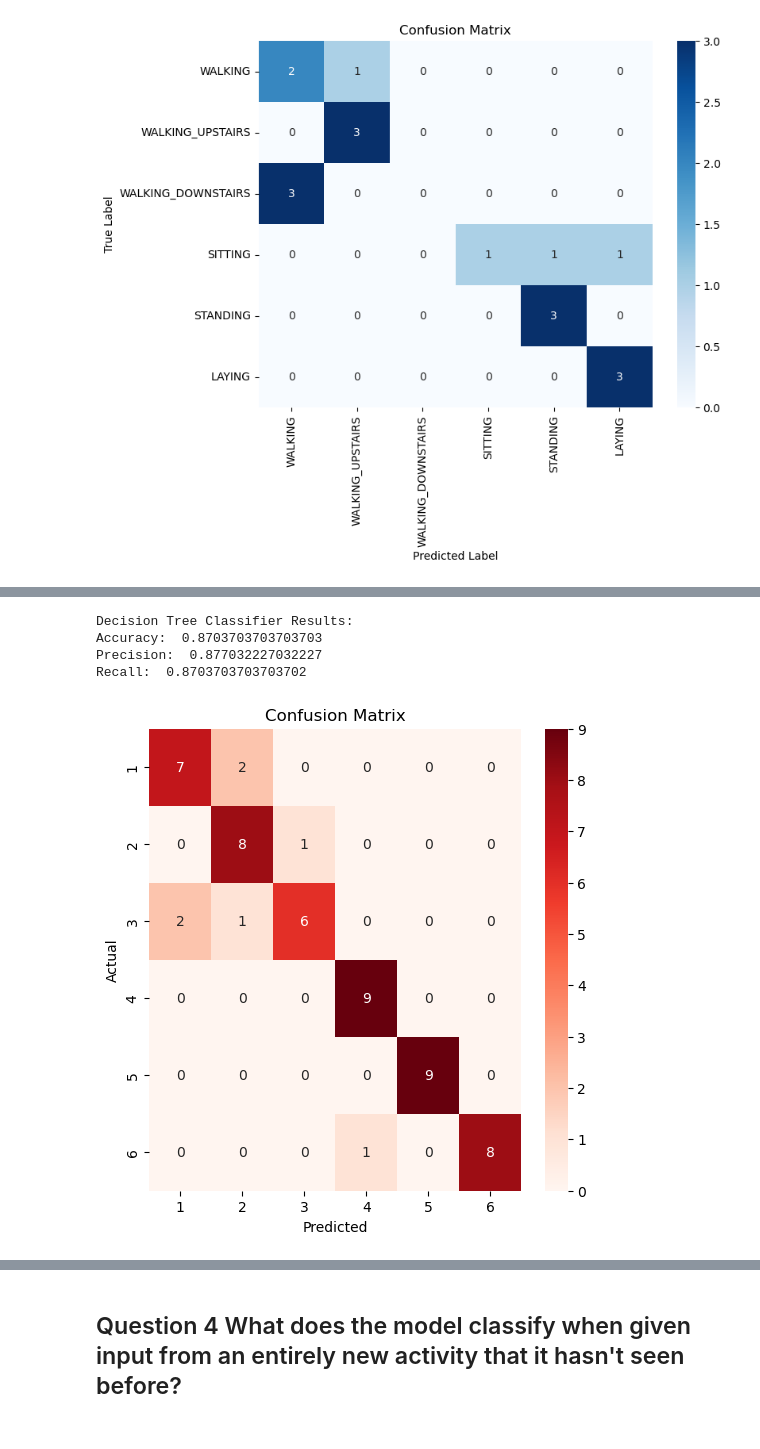
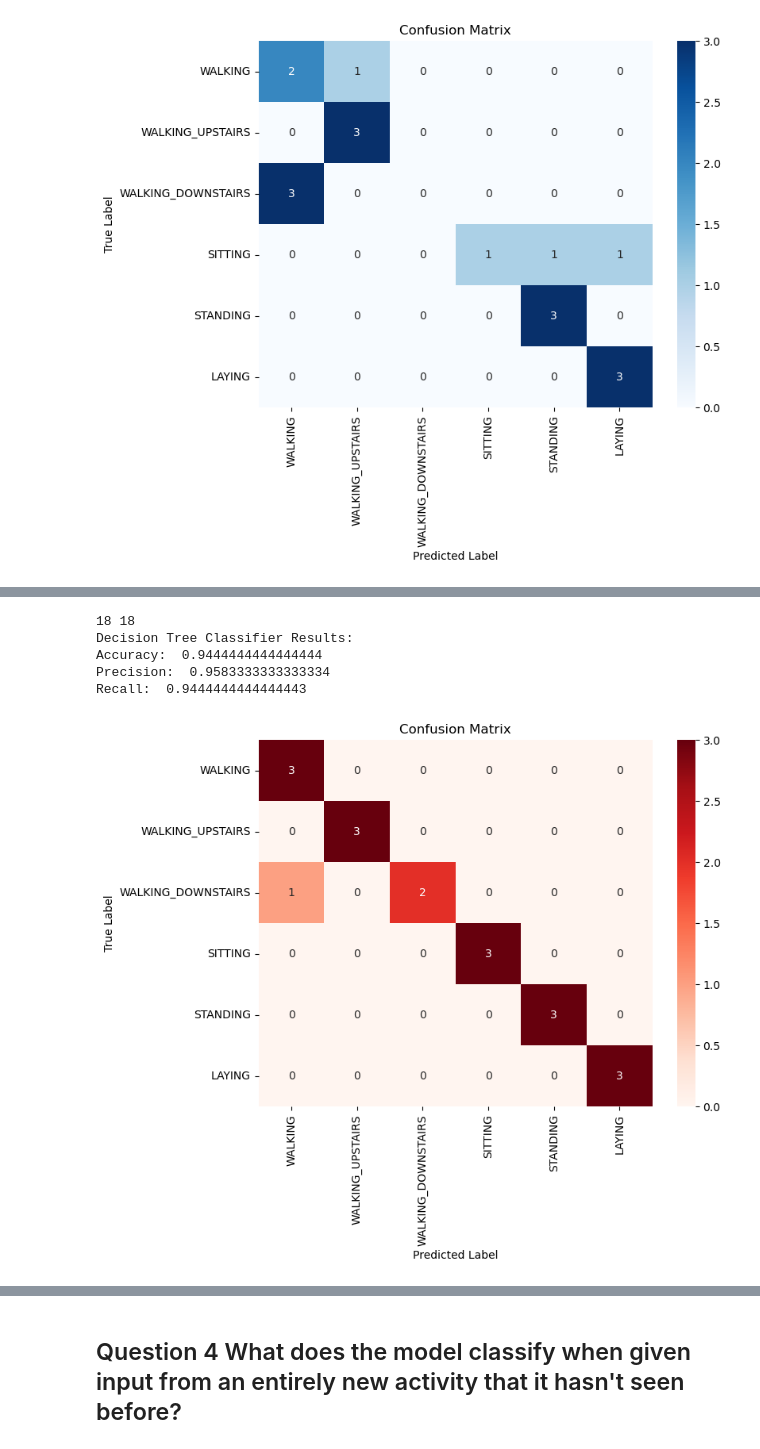
Before and after one commit to ShardulJunagade/ES-335-Assignment-1-2024-Fall, a Jupyter notebook: Task3/LLM.ipynb, the cells around one changed output, grey strips where cells are left out. Cells and saved outputs as stored; diff of their text form; code cells hidden in the pictures.

```diff
--- a/Task3/LLM.ipynb
+++ b/Task3/LLM.ipynb
@@ -91,7 +75,7 @@ def make_api_call(prompt):
             time.sleep(10)  # Wait before retrying
 
 # Set up your Groq API credentials and model
-Groq_Token = "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"
+Groq_Token = "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"
 
 model_name = "llama3.1-70b"
 llm = ChatGroq(model=groq_models[model_name], api_key=Groq_Token, temperature=0)
@@ -125,7 +109,7 @@ def create_zero_shot_prompt(query_input):
 
 # Step 3: Select 4 samples from each activity
 selected_indices = []
-samples_per_activity = 4
+samples_per_activity = 3
 activity_count = {i: 0 for i in range(1, 7)}  # Dictionary to track count of selected samples for each activity
 
 for i, label in enumerate(y_test):
@@ -161,8 +145,8 @@ for idx in selected_indices:
     print("-" * 50)
 
 # Calculate accuracy
-accuracy = accuracy_score(zeroshot_true_labels, zeroshot_predictions)
-print(f"Accuracy: {accuracy:.2f}")
+# accuracy = accuracy_score(zeroshot_true_labels, zeroshot_predictions)
+# print(f"Accuracy: {accuracy:.2f}")
 
 # Calculate confusion matrix
 conf_matrix = confusion_matrix(zeroshot_true_labels, zeroshot_predictions, labels=[1, 2, 3, 4, 5, 6])
@@ -396,47 +384,54 @@ Recall:  0.49999999999999994
 # %%
 #
 
 from sklearn.tree import DecisionTreeClassifier
-
-# Decision Tree trained on entire X_train_pca_20
-dt=DecisionTreeClassifier(random_state=0)
-X_train_dt = X_train_pca_20
-y_train_dt = y_train
-dt.fit(X_train_dt,y_train_dt)
-X_test_dt =X_test_pca_20
-y_test_dt = y_test
-# Predicting on X_test_dt
-y_pred_dt = dt.predict(X_test_dt)
-
-
-
 from sklearn.metrics import confusion_matrix
 from sklearn.metrics import accuracy_score
 from sklearn.metrics import precision_score
 from sklearn.metrics import recall_score
 import matplotlib.pyplot as plt
 import seaborn as sns
 
+# Decision Tree trained on entire X_train_pca_20
+dt=DecisionTreeClassifier(random_state=42)
+X_train_dt = X_train_pca_20
+y_train_dt = y_train
+dt.fit(X_train_dt,y_train_dt)
+
+X_test_dt = [ X_test_pca_20[idx].tolist() for idx in selected_indices]
+y_test_dt2 = [ y_test[idx] for idx in selected_indices ]
+
+# Predicting on testing data that is given to llm
+y_pred_dt2 = dt.predict(X_test_dt)
+
+print(len(y_pred_dt2),len(y_test_dt2))
+
+
+
+
 print("Decision Tree Classifier Results:")
 
-print("Accuracy: ",accuracy_score(y_test_dt, y_pred_dt))
-print("Precision: ",precision_score(y_test_dt, y_pred_dt,average='macro'))
-print("Recall: ",recall_score(y_test_dt, y_pred_dt,average='macro'))
+print("Accuracy: ",accuracy_score(y_test_dt2, y_pred_dt2))
+print("Precision: ",precision_score(y_test_dt2, y_pred_dt2,average='macro'))
+print("Recall: ",recall_score(y_test_dt2, y_pred_dt2,average='macro'))
 
 
-cm = confusion_matrix(y_test_dt, y_pred_dt)
-plt.figure(figsize=(6,6))
-sns.heatmap(cm, annot=True, fmt="d", cmap="Reds", xticklabels=range(1, 7), yticklabels=range(1, 7))
+cm = confusion_matrix(y_test_dt2, y_pred_dt2,labels=[1,2,3,4,5,6])
+plt.figure(figsize=(8, 6))
+sns.heatmap(cm, annot=True, fmt='d', cmap='Reds',
+            xticklabels=['WALKING', 'WALKING_UPSTAIRS', 'WALKING_DOWNSTAIRS', 'SITTING', 'STANDING', 'LAYING'],
+            yticklabels=['WALKING', 'WALKING_UPSTAIRS', 'WALKING_DOWNSTAIRS', 'SITTING', 'STANDING', 'LAYING'])
+plt.xlabel('Predicted Label')
+plt.ylabel('True Label')
 plt.title('Confusion Matrix')
-plt.xlabel('Predicted')
-plt.ylabel('Actual')
 plt.show()
 # %% [output]
+18 18
 Decision Tree Classifier Results:
-Accuracy:  0.8703703703703703
-Precision:  0.877032227032227
-Recall:  0.8703703703703702
+Accuracy:  0.9444444444444444
+Precision:  0.9583333333333334
+Recall:  0.9444444444444443
-[figure, old version]
+[figure, new version]
 # %%
 print("Few Shot Learning Results:")
 
```
Also changed, not shown: parts of 17 cells of this notebook, 2 other files.
